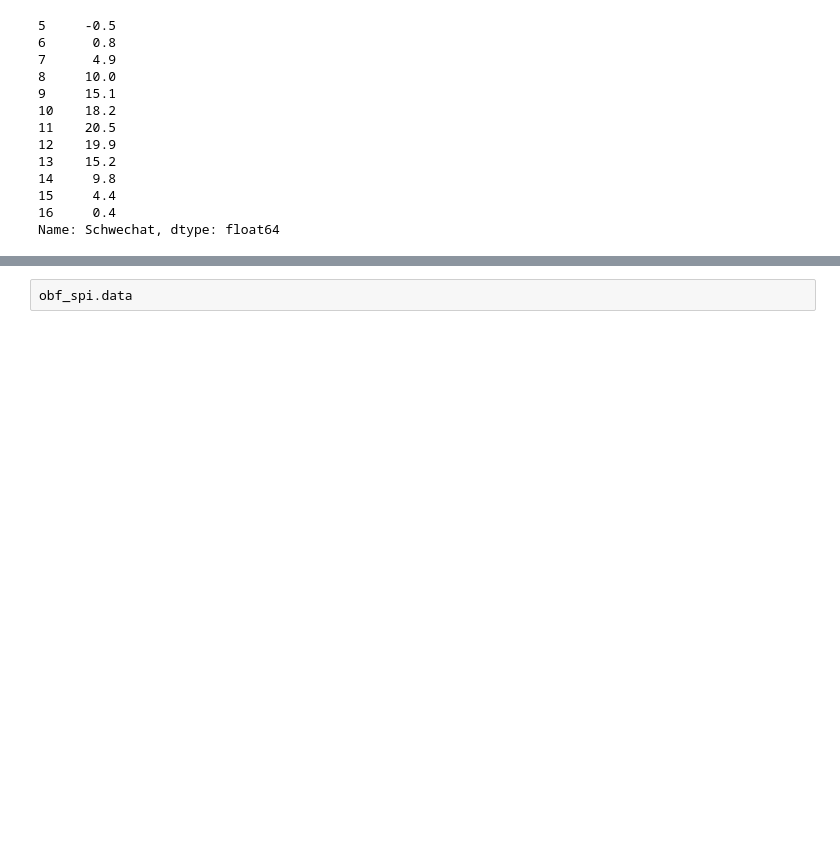
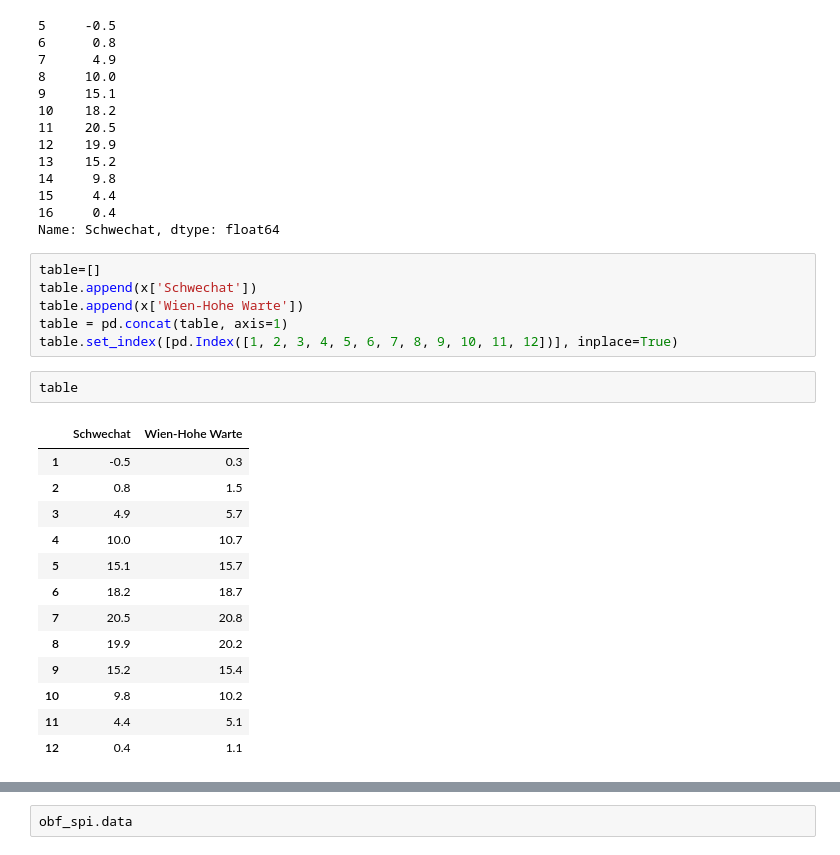
Before and after one commit to satlawa/obf_autop, a Jupyter notebook: main_03.ipynb, the cells around one changed output, grey strips where cells are left out. Saved outputs shown, nothing was run; the diff lists cells and outputs as text; blank space fills up the shorter version.

```diff
--- a/main_03.ipynb
+++ b/main_03.ipynb
@@ -152,3 +111,25 @@ x['Schwechat']
 15     4.4
 16     0.4
 Name: Schwechat, dtype: float64
+# %%
+table=[]
+table.append(x['Schwechat'])
+table.append(x['Wien-Hohe Warte'])
+table = pd.concat(table, axis=1)
+table.set_index([pd.Index([1, 2, 3, 4, 5, 6, 7, 8, 9, 10, 11, 12])], inplace=True)
+# %%
+table
+# %% [output]
+|  | Schwechat | Wien-Hohe Warte |
+| 1 | -0.5 | 0.3 |
+| 2 | 0.8 | 1.5 |
+| 3 | 4.9 | 5.7 |
+| 4 | 10.0 | 10.7 |
+| 5 | 15.1 | 15.7 |
+| 6 | 18.2 | 18.7 |
+| 7 | 20.5 | 20.8 |
+| 8 | 19.9 | 20.2 |
+| 9 | 15.2 | 15.4 |
+| 10 | 9.8 | 10.2 |
+| 11 | 4.4 | 5.1 |
+| 12 | 0.4 | 1.1 |
```
Also changed, not shown: parts of 7 cells of this notebook, 4 other files.
